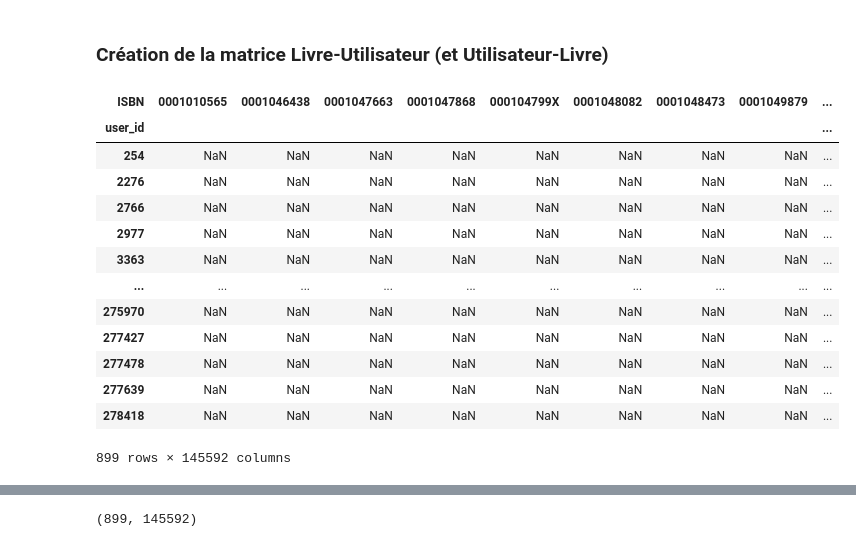
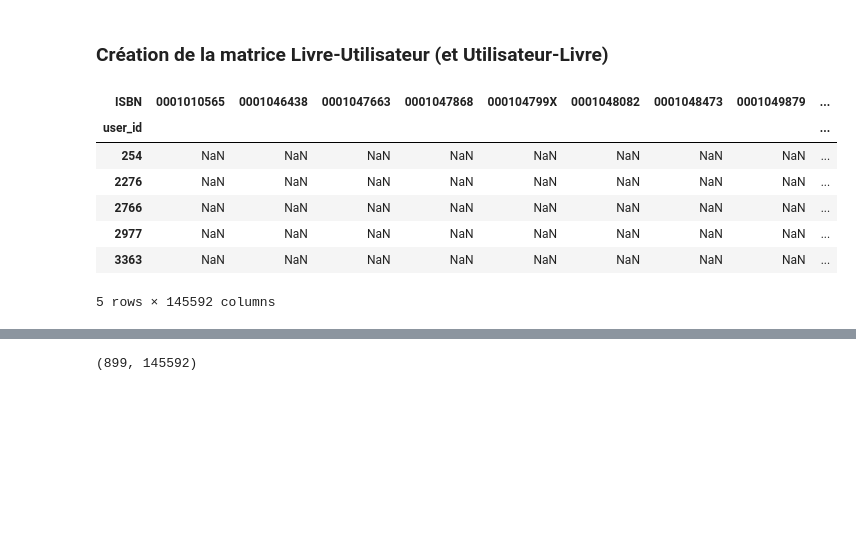
Before and after one commit to redyddm/projet_ter, a Jupyter notebook: recommandation.ipynb, the cells around one changed output, grey strips where cells are left out. Drawn from its saved outputs; the diff is of its cells as text; code cells hidden in the pictures; blank space fills up the shorter version.

```diff
--- a/recommandation.ipynb
+++ b/recommandation.ipynb
@@ -1355,18 +1355,12 @@ user_book_matrix_b=collaborative_df.pivot_table(index='title', columns='user_id'
 # %%
-user_book_matrix_u
+user_book_matrix_u.head()
 # %% [output]
 | ISBN | 0001010565 | 0001046438 | 0001047663 | 0001047868 | 000104799X | 0001048082 | 0001048473 | 0001049879 | ... |
 | user_id |  |  |  |  |  |  |  |  | ... |
 | 254 | NaN | NaN | NaN | NaN | NaN | NaN | NaN | NaN | ... |
 | 2276 | NaN | NaN | NaN | NaN | NaN | NaN | NaN | NaN | ... |
 | 2766 | NaN | NaN | NaN | NaN | NaN | NaN | NaN | NaN | ... |
 | 2977 | NaN | NaN | NaN | NaN | NaN | NaN | NaN | NaN | ... |
 | 3363 | NaN | NaN | NaN | NaN | NaN | NaN | NaN | NaN | ... |
-| ... | ... | ... | ... | ... | ... | ... | ... | ... | ... |
-| 275970 | NaN | NaN | NaN | NaN | NaN | NaN | NaN | NaN | ... |
-| 277427 | NaN | NaN | NaN | NaN | NaN | NaN | NaN | NaN | ... |
-| 277478 | NaN | NaN | NaN | NaN | NaN | NaN | NaN | NaN | ... |
-| 277639 | NaN | NaN | NaN | NaN | NaN | NaN | NaN | NaN | ... |
-| 278418 | NaN | NaN | NaN | NaN | NaN | NaN | NaN | NaN | ... |
-899 rows × 145592 columns
+5 rows × 145592 columns
 # %%
```
Also changed, not shown: parts of 19 cells of this notebook.
